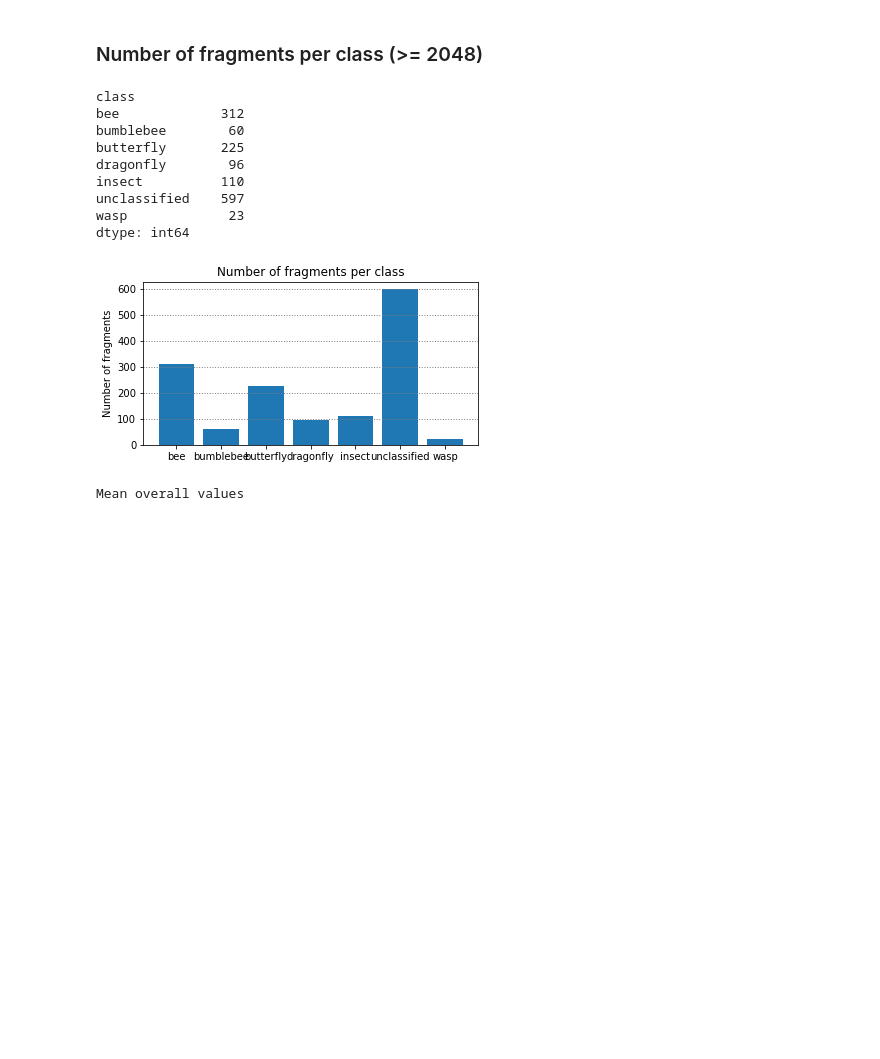
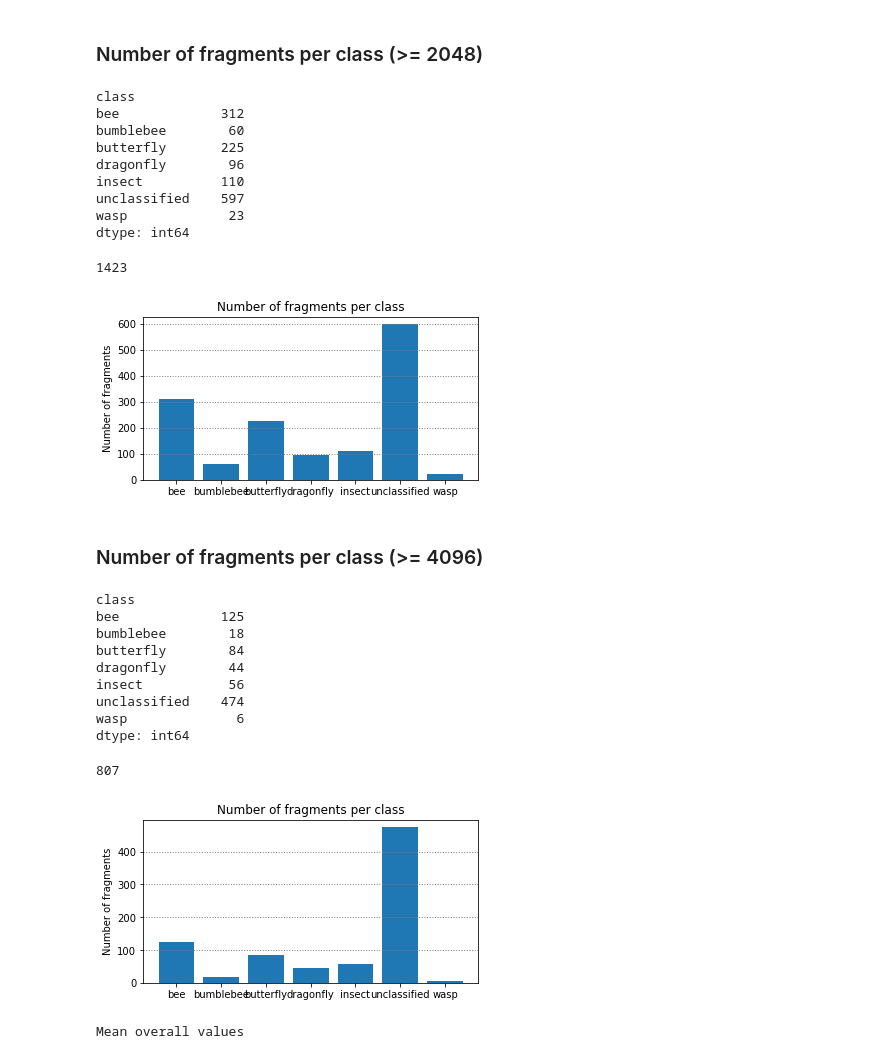
Before and after one commit to boeges/ma_point_cloud_processing, a Jupyter notebook: inspect_hist_statistics.ipynb, the cells around one changed output. Saved outputs shown, nothing was run; the diff lists cells and outputs as text; code cells hidden in the pictures; blank space fills up the shorter version.

```diff
--- a/inspect_hist_statistics.ipynb
+++ b/inspect_hist_statistics.ipynb
@@ -127,6 +155,7 @@ dtype: int64
 # %%
 df1 = df[df["frag_evnt_count"] >= 2048].groupby("class").size()
 display(df1)
+display(df1.sum())
 
 plt.figure(figsize=(6,3))
 plt.bar(df1.index, df1)
@@ -145,7 +174,34 @@ insect          110
 unclassified    597
 wasp             23
 dtype: int64
+1423
 [figure]
+# %% [markdown]
+### Number of fragments per class (>= 4096)
+# %%
+df1 = df[df["frag_evnt_count"] >= 4096].groupby("class").size()
+display(df1)
+display(df1.sum())
+
+plt.figure(figsize=(6,3))
+plt.bar(df1.index, df1)
+plt.title("Number of fragments per class")
+plt.ylabel("Number of fragments")
+plt.grid(True, axis="y", color = "grey", linewidth = "1", linestyle = "dotted")
+plt.savefig(FIGURE_OUTPUT_DIR/"Number of fragments per class.png", format="png", bbox_inches="tight", dpi=200)
+plt.show()
+# %% [output]
+class
+bee             125
+bumblebee        18
+butterfly        84
+dragonfly        44
+insect           56
+unclassified    474
+wasp              6
+dtype: int64
+807
+[figure, added]
 # %%
 df1 = df.mean()
 print("Mean overall values")
```
Also changed, not shown: parts of 4 cells of this notebook, 2 other files.
